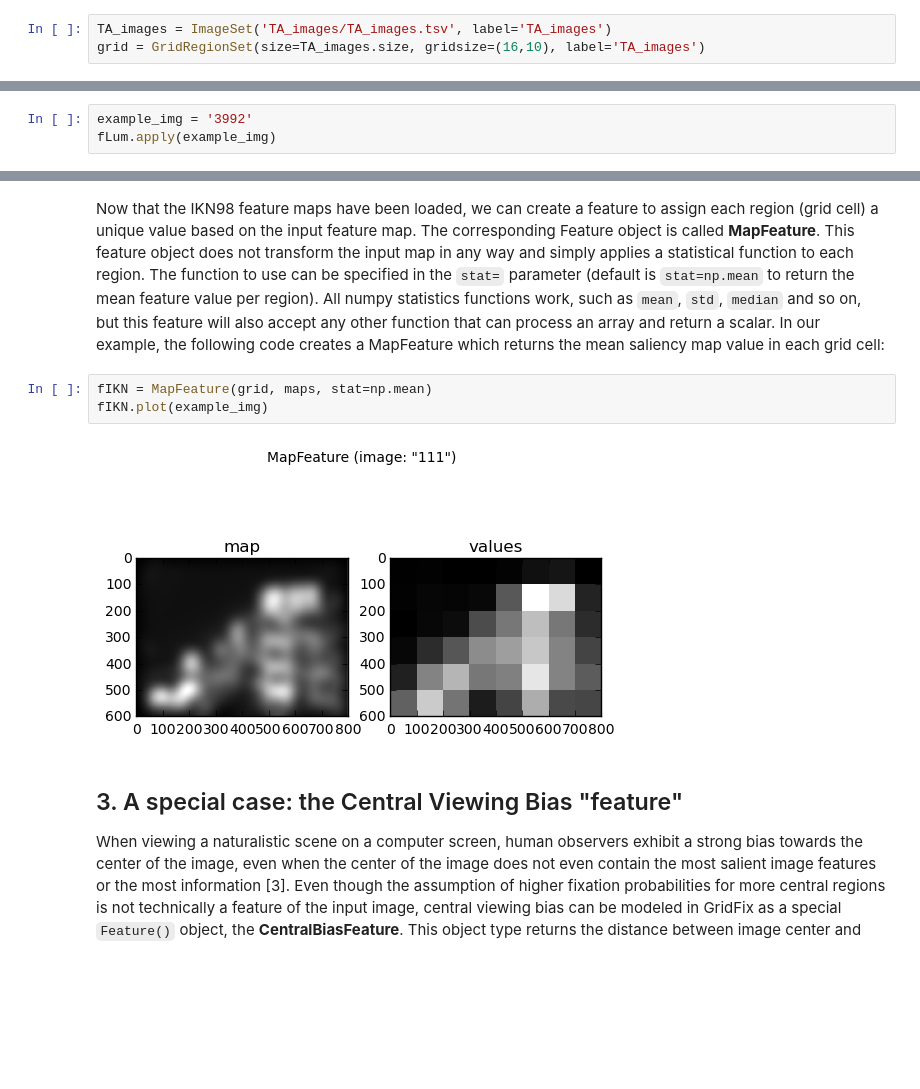
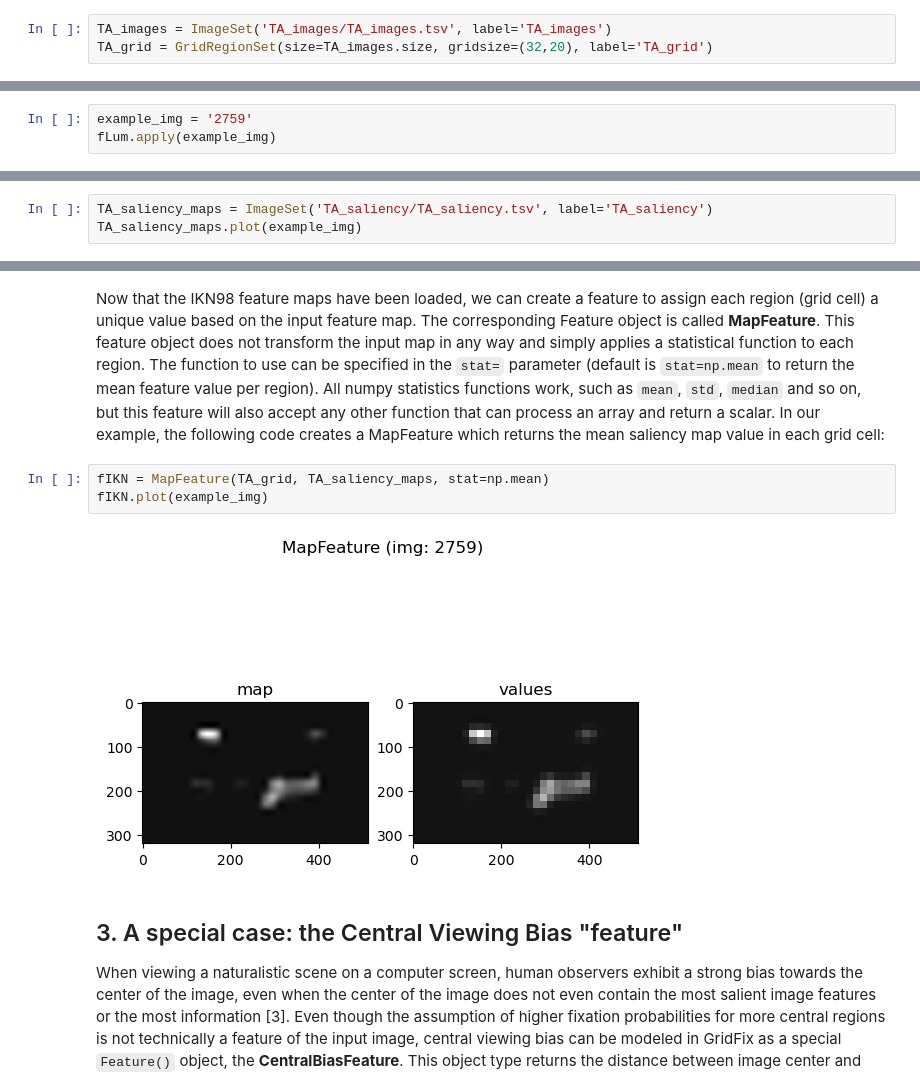
Before and after one commit to Zhangwen-Hu/glmm, a Jupyter notebook: Tutorial2_ImageFeatures.ipynb, the cells around one changed output, grey strips where cells are left out. Saved outputs shown, nothing was run; the diff lists cells and outputs as text; blank space fills up the shorter version.

```diff
--- a/Tutorial2_ImageFeatures.ipynb
+++ b/Tutorial2_ImageFeatures.ipynb
@@ -17,7 +17,7 @@ from gridfix import *
 __Loading data:__ In oder to be able to create and import various image features, we will first load the same example images used in part 1 and again define a 8-by-6 grid for evaluation. If we leave out all the plotting and example code, that's just two lines of Python code:
 # %%
 TA_images = ImageSet('TA_images/TA_images.tsv', label='TA_images')
-grid = GridRegionSet(size=TA_images.size, gridsize=(16,10), label='TA_images')
+TA_grid = GridRegionSet(size=TA_images.size, gridsize=(32,20), label='TA_grid')
 # %% [markdown]
 ## 1. Creating features from images
 
@@ -34,6 +34,6 @@ Images:
 # %% [markdown]
 A feature's main result is a vector of feature values whose length depends on the associated RegionSet (i.e., one value per region). In our example, the newly defined feature `fLum` has a length of 48, one mean luminance value for each grid cell. To see the feature values for a feature object, `apply()` it to one of the _imageids_ in the set (as in the previous tutorial, feel free to change the _imageid_ and observe the result):
 # %%
-example_img = '3992'
+example_img = '2759'
 fLum.apply(example_img)
 # %% [output]
@@ -82,0 +76,3 @@ Warning: file maps/tutorial_maps.csv could not be added, error: not an image or
+# %%
+TA_saliency_maps = ImageSet('TA_saliency/TA_saliency.tsv', label='TA_saliency')
+TA_saliency_maps.plot(example_img)
@@ -83,10 +81,10 @@ Warning: file maps/tutorial_maps.csv could not be added, error: not an image or
 # %% [markdown]
 Now that the IKN98 feature maps have been loaded, we can create a feature to assign each region (grid cell) a unique value based on the input feature map. The corresponding Feature object is called __MapFeature__. This feature object does not transform the input map in any way and simply applies a statistical function to each region. The function to use can be specified in the `stat=` parameter (default is `stat=np.mean` to return the mean feature value per region). All numpy statistics functions work, such as `mean`, `std`, `median` and so on, but this feature will also accept any other function that can process an array and return a scalar. In our example, the following code creates a MapFeature which returns the mean saliency map value in each grid cell:
 # %%
-fIKN = MapFeature(grid, maps, stat=np.mean)
+fIKN = MapFeature(TA_grid, TA_saliency_maps, stat=np.mean)
 fIKN.plot(example_img)
 # %% [output]
-[figure, old version]
+[figure, new version]
 # %% [markdown]
 ## 3. A special case: the Central Viewing Bias "feature"
 
```
Also changed, not shown: parts of 7 cells of this notebook, 1 other file.
